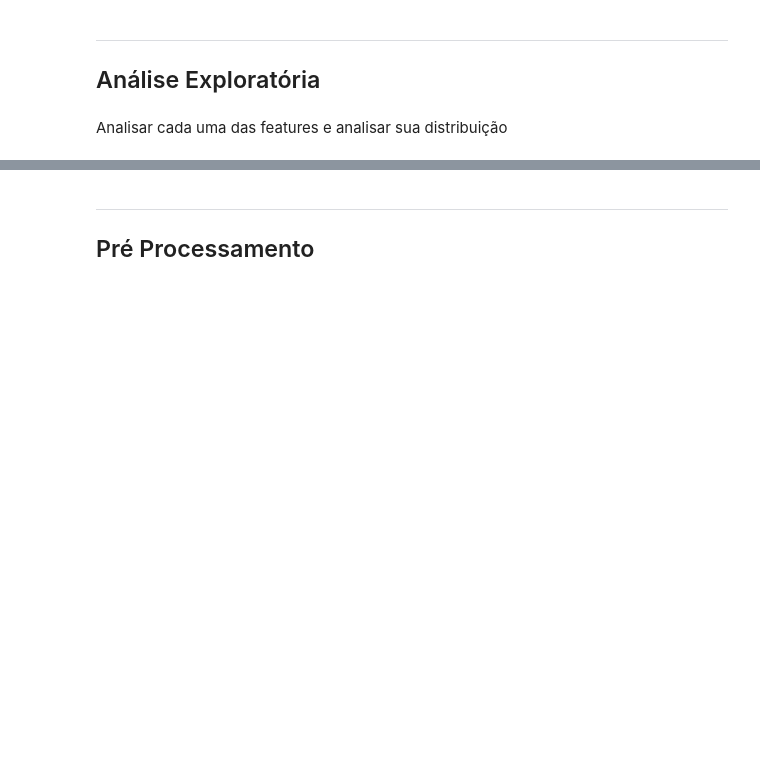
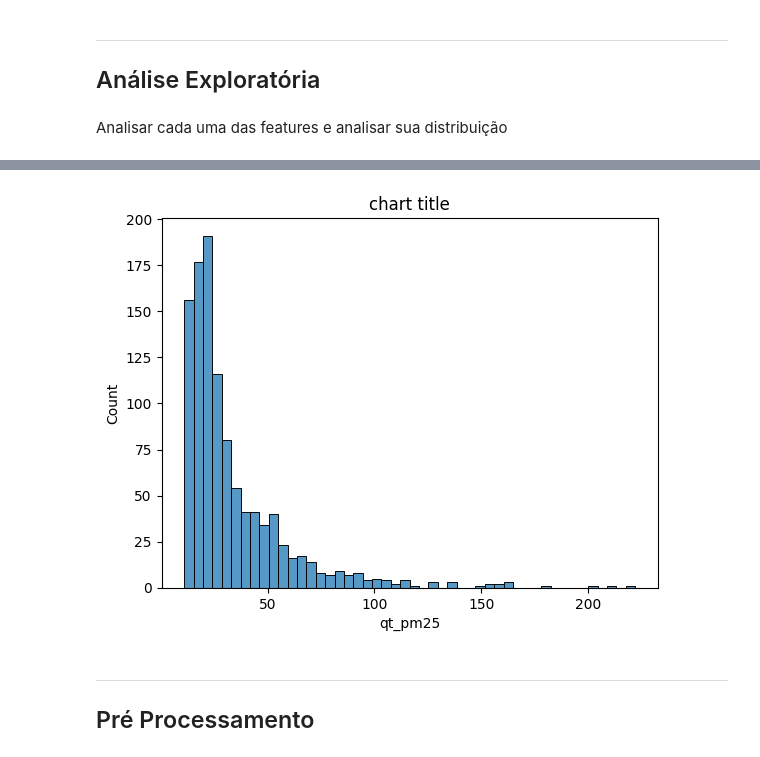
Before and after one commit to phenrike/tech-challenge-fase3-3MLET, a Jupyter notebook: app/notebook.ipynb, the cells around one changed output, grey strips where cells are left out. Saved outputs shown, nothing was run; the diff lists cells and outputs as text; code cells hidden in the pictures; blank space fills up the shorter version.

```diff
--- a/app/notebook.ipynb
+++ b/app/notebook.ipynb
@@ -27,3 +119,10 @@ plt.show()
+# %%
+# distribuicao da pm2.5
+sns.histplot(df['qt_pm25'])
+plt.title('chart title')
+plt.show()
+# %% [output]
+[figure, added]
 # %% [markdown]
 ---
 ## Pré Processamento
```
Also changed, not shown: parts of 23 cells of this notebook, 2 other files.
